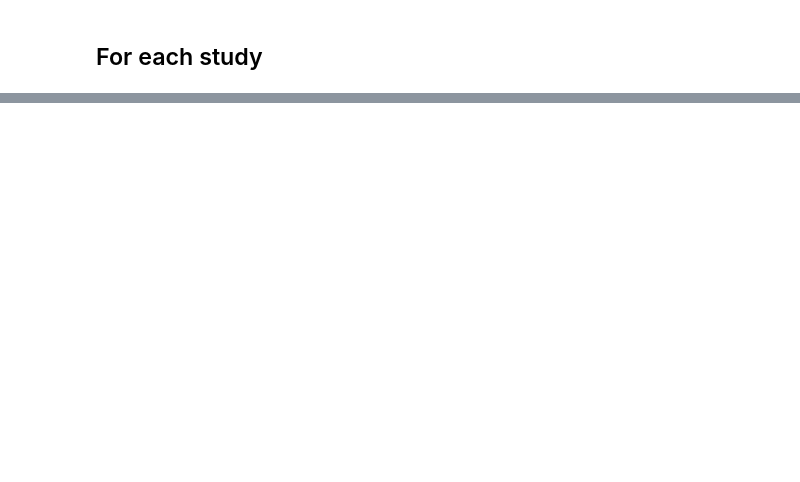
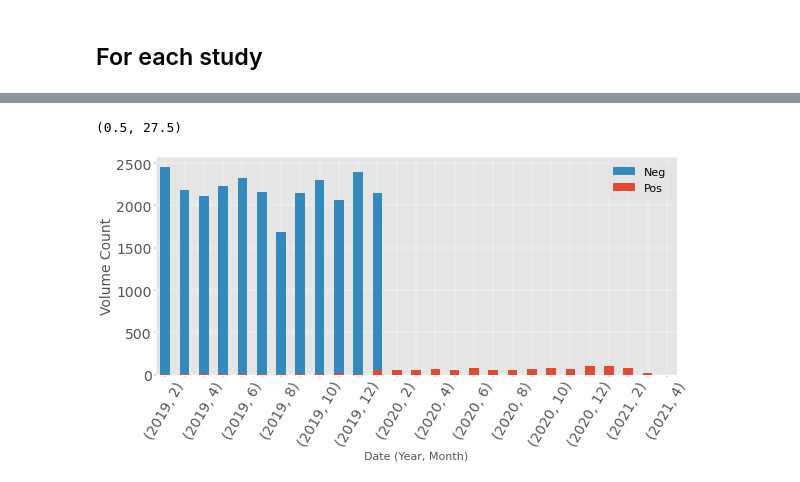
Before and after one commit to Kiril94/Thesis, a Jupyter notebook: Cobra/cobra/ds_notebooks/general_stats.ipynb, the cells around one changed output, grey strips where cells are left out. Cells and saved outputs as stored; diff of their text form; code cells hidden in the pictures; blank space fills up the shorter version.

```diff
--- a/Cobra/cobra/ds_notebooks/general_stats.ipynb
+++ b/Cobra/cobra/ds_notebooks/general_stats.ipynb
@@ -120,0 +91,26 @@ df_studies.to_csv(f"{table_dir}/studies_clean.csv", index=False, header=True)
+# %%
+df_studies = pd.read_csv(f"{table_dir}/studies_clean.csv",
+    converters={'DateTimeStart':utils.date_time_converter})
+pos_mask = df_studies.PatientID.isin(df_p.PatientID.unique())
+df_studies_p = df_studies[pos_mask]
+df_studies_n = df_studies[~pos_mask]
+# %%
+fig, ax = svis.plot_decorator(df_studies_n.groupby([df_studies_n["DateTimeStart"].dt.year, \
+    df_studies_n["DateTimeStart"].dt.month]).DateTimeStart.count().plot,
+    figsize=(15,8),
+    plot_func_kwargs={'kind':'bar','label':'Neg',
+        'color':svis.Color_palette(0)[1],} ,
+    kwargs={'xtickparams_rot':60, 'ylabel':'Volume Count',
+    })
+ax = df_studies_p.groupby([df_studies_p["DateTimeStart"].dt.year, \
+    df_studies_p["DateTimeStart"].dt.month]).DateTimeStart.count().plot(kind="bar",
+    color=svis.Color_palette(0)[0], ax=ax, label='Pos')
+ax.tick_params(axis='x', which='major', rotation=60)
+ax.set_xlabel('Date (Year, Month)', fontsize=20)
+ax.legend(fontsize=20)
+for label in ax.xaxis.get_ticklabels()[::2]:
+    label.set_visible(False)
+ax.set_xlim(0.5, 27.5)
+# %% [output]
+(0.5, 27.5)
+[figure, added]
```
Also changed, not shown: parts of 6 cells of this notebook, 2 other files.
